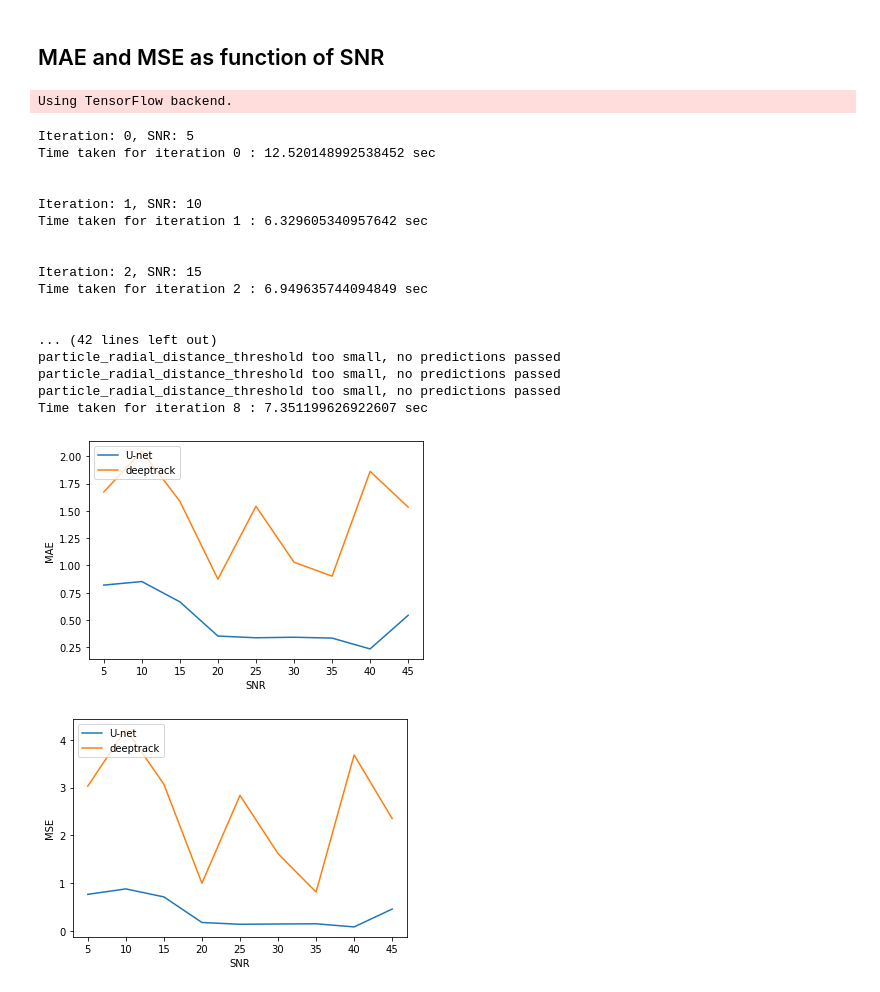
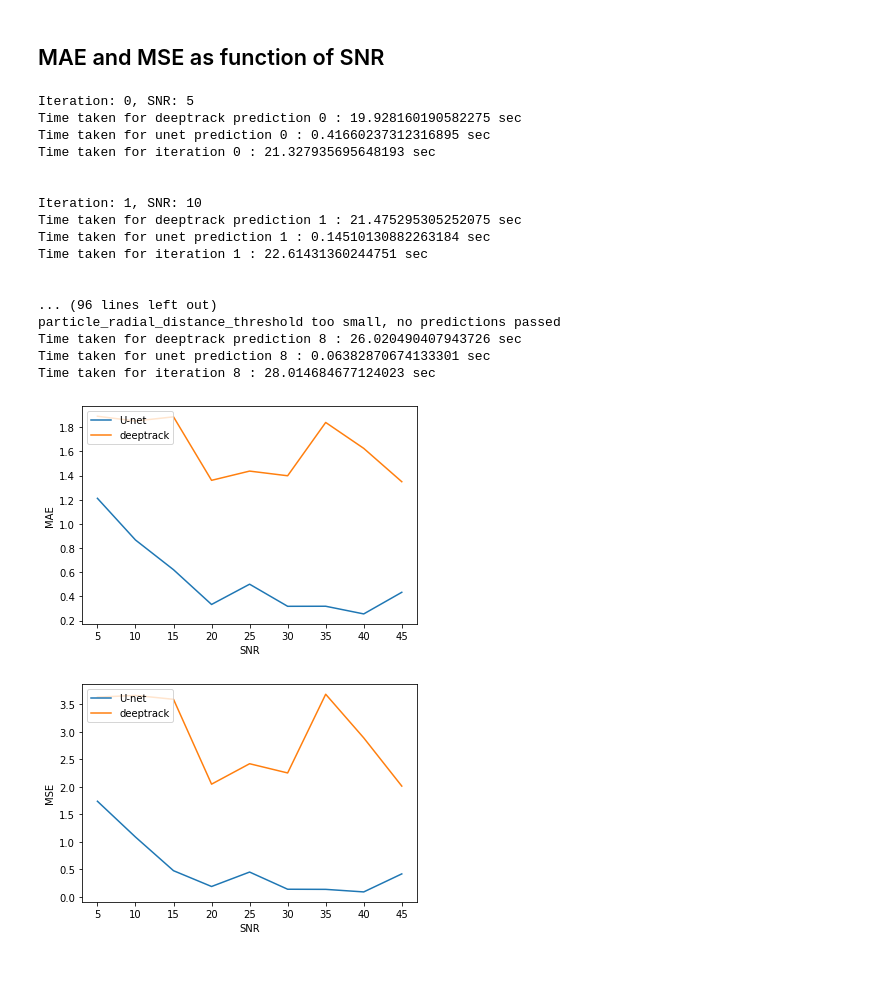
Before and after one commit to FredrikMeisingseth/DeepTrack, a Jupyter notebook: DeepTrack 1.0/single particle benchmarking.ipynb, the cells around one changed output. Drawn from its saved outputs; the diff is of its cells as text; code cells hidden in the pictures.

Commit message:
fixed optimization for deeptrack but opt for unet doesnt work

```diff
--- a/DeepTrack 1.0/single particle benchmarking.ipynb
+++ b/DeepTrack 1.0/single particle benchmarking.ipynb
@@ -23,10 +23,10 @@ def get_image_parameters_preconfig(image_size=256):
     from numpy import ones
     from math import pi
 
-
-    particle_number = randint(2, 5)
+    #particle_number = randint(2, 5)
+    particle_number = 0
     particle_radius_list = uniform(5, 10, particle_number)
-    (particle_center_x_list, particle_center_y_list) = IG.get_particle_positions(particle_radius_list, image_size)
+    (particle_center_x_list, particle_center_y_list) = IG.generate_particle_positions(particle_radius_list, image_size)
 
     particle_bessel_orders_list = []
     particle_intensities_list = []
@@ -85,7 +82,7 @@ benchmark.construct_video_from_images(number_of_images_to_save)
 
 ## Tracking and visualisation using deeptrack
 # %%
-saved_network_file_name = "DeepTrack - Example 3 - Pretrained network.h5"
+saved_network_file_name = "DeepTrack - Example 1a - Pretrained network.h5"
 dt_model = DT.load(saved_network_file_name)
 
 video = cv2.VideoCapture("output.mp4")
@@ -191,7 +218,7 @@ def image_parameters_function(lower_limit_SNR, higher_limit_SNR, image_size = 25
     #particle_number = randint(1, 3)
     particle_number = 1
     particle_radius_list = uniform(1, 3, particle_number)
-    (particle_center_x_list, particle_center_y_list) = IG.get_particle_positions(particle_radius_list, image_size)
+    (particle_center_x_list, particle_center_y_list) = IG.generate_particle_positions(particle_radius_list, image_size)
 
     particle_bessel_orders_list = []
     particle_intensities_list = []
@@ -222,11 +249,11 @@ import os
 import glob
 import time
 
-number_of_images_to_save = 10
+number_of_images_to_save = 30
 model = unet.create_unet(pretrained_weights = "unet_particle.hdf5")
 
 particle_radial_distance_threshold = 10
-particle_maximum_interdistance = 7
+particle_maximum_interdistance = 8
 
 
 SNRs = range(5,50,5)
@@ -274,6 +301,12 @@ for itt,lower_SNR in enumerate(SNRs,0):
     dt_model = DT.load(saved_network_file_name)
 
     video = cv2.VideoCapture("output.mp4")
+
+    if(verbose):
+        t1 = time.time()
+
+
+
     (number_frames_to_be_tracked, frames, predicted_positions_wrt_frame, predicted_positions_wrt_box,
         boxes_all) = DT.track_video("output.mp4",
                                     dt_model,box_half_size = 8,box_scanning_step = 2,
@@ -287,6 +320,9 @@ for itt,lower_SNR in enumerate(SNRs,0):
         number_frames_to_be_tracked,
         predicted_positions_wrt_frame)
 
+    if(verbose):
+        time_taken = time.time() - t1
+        print("Time taken for deeptrack prediction {} : {} sec".format(itt,time_taken))
 
     nr_real_particles,nr_predictions,nr_TP,nr_FP,TP,FP_DT,links_DT,MAE,MSE = benchmark.hits_and_misses(number_frames_to_be_tracked,
                                                                       predicted_positions_DT,
@@ -295,6 +331,12 @@ for itt,lower_SNR in enumerate(SNRs,0):
 
     DT_MAE[itt] = MAE
     DT_MSE[itt] = MSE
+
+
+
+    if(verbose):
+        t2 = time.time()
+
 
     video_height = int(video.get(cv2.CAP_PROP_FRAME_HEIGHT))
     video_width = int(video.get(cv2.CAP_PROP_FRAME_WIDTH))
@@ -314,53 +356,56 @@ for itt,lower_SNR in enumerate(SNRs,0):
                                                                       video_width,
                                                                       video_height)
 
+
+    if(verbose):
+        time_taken = time.time() - t2
+        print("Time taken for unet prediction {} : {} sec".format(itt,time_taken))
 
     nr_real_particles,nr_predictions,nr_TP,nr_FP,TP,FP_unet,links_unet,MAE,MSE = benchmark.hits_and_misses(number_frames_to_be_tracked,
                                                                       predicted_positions_unet,
                                                                       particle_positions_and_radiuses,
                                                                       long_return = True)
 
     unet_MAE[itt] = MAE
     unet_MSE[itt] = MSE
 
     if(verbose):
         time_taken = time.time() - t
         print("Time taken for iteration {} : {} sec".format(itt,time_taken))
         print()
         print()
 
 
 plt.plot(SNRs,unet_MAE,label = "U-net")
 plt.plot(SNRs,DT_MAE, label = "deeptrack")
 plt.legend(loc="upper left")
 plt.xlabel("SNR")
 plt.ylabel("MAE")
 plt.show()
 
 plt.plot(SNRs,unet_MSE,label = "U-net")
 plt.plot(SNRs,DT_MSE, label = "deeptrack")
 plt.legend(loc="upper left")
 plt.xlabel("SNR")
 plt.ylabel("MSE")
 plt.show()
 # %% [output]
-Using TensorFlow backend.
+Iteration: 0, SNR: 5
+Time taken for deeptrack prediction 0 : 19.928160190582275 sec
+Time taken for unet prediction 0 : 0.41660237312316895 sec
+Time taken for iteration 0 : 21.327935695648193 sec
+
+
+Iteration: 1, SNR: 10
+Time taken for deeptrack prediction 1 : 21.475295305252075 sec
+Time taken for unet prediction 1 : 0.14510130882263184 sec
+Time taken for iteration 1 : 22.61431360244751 sec
+
+
+... (96 lines left out)
+particle_radial_distance_threshold too small, no predictions passed
+Time taken for deeptrack prediction 8 : 26.020490407943726 sec
+Time taken for unet prediction 8 : 0.06382870674133301 sec
+Time taken for iteration 8 : 28.014684677124023 sec
-Iteration: 0, SNR: 5
-Time taken for iteration 0 : 12.520148992538452 sec
-
-
-Iteration: 1, SNR: 10
-Time taken for iteration 1 : 6.329605340957642 sec
-
-
-Iteration: 2, SNR: 15
-Time taken for iteration 2 : 6.949635744094849 sec
-
-
-... (42 lines left out)
-particle_radial_distance_threshold too small, no predictions passed
-particle_radial_distance_threshold too small, no predictions passed
-particle_radial_distance_threshold too small, no predictions passed
-Time taken for iteration 8 : 7.351199626922607 sec
-[figure, old version]
+[figure, new version]
-[figure, old version]
+[figure, new version]
```
Also changed, not shown: parts of 4 cells of this notebook, 2 other files.
